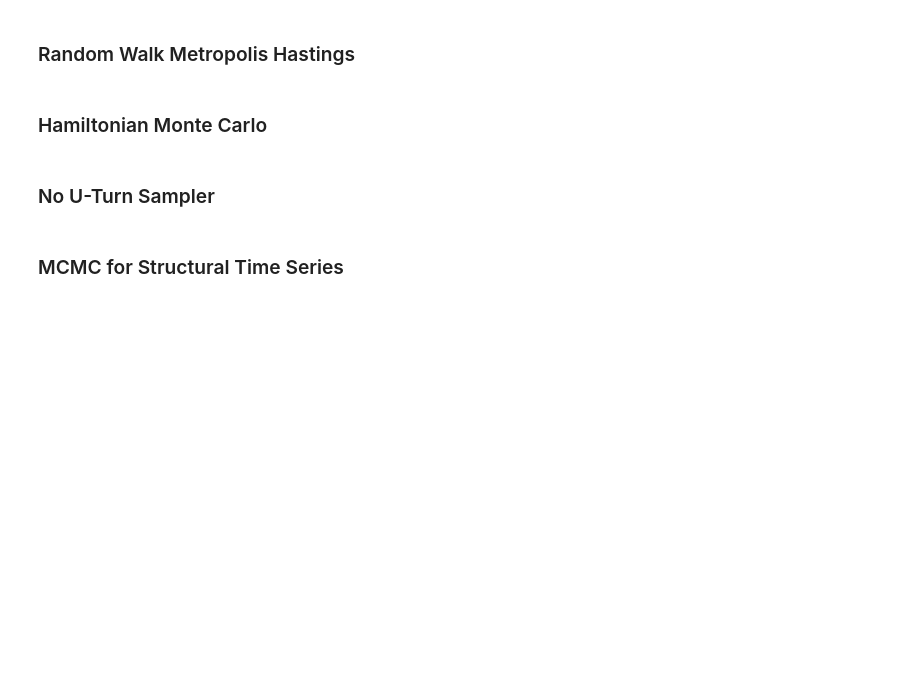
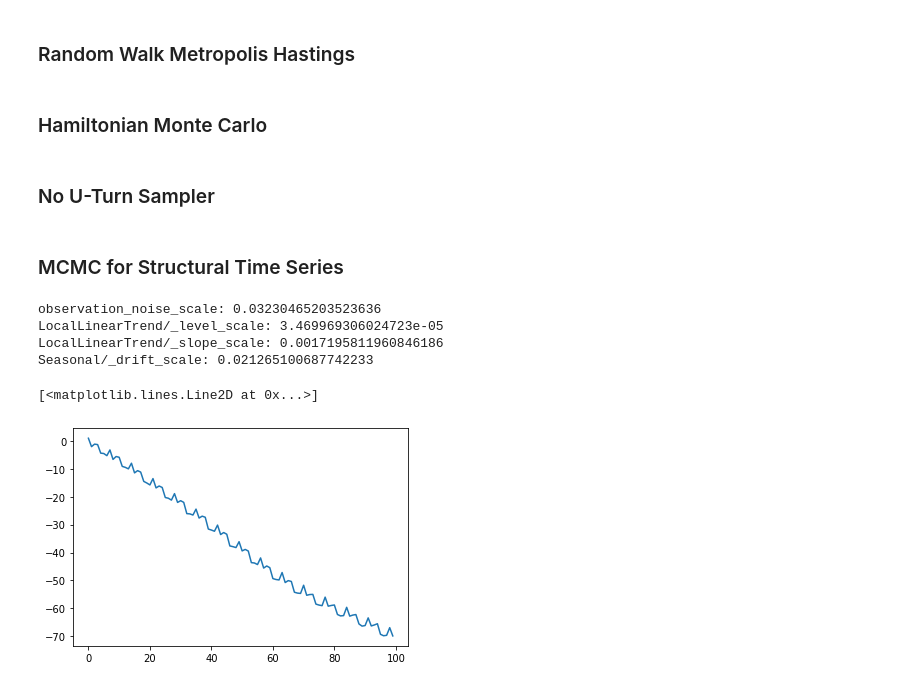
Before and after one commit to kaijennissen/fbprophet, a Jupyter notebook: notebooks/0_Structural_Time_Series.ipynb, the cells around one changed output. Cells and saved outputs as stored; diff of their text form; code cells hidden in the pictures; blank space fills up the shorter version.

```diff
--- a/notebooks/0_Structural_Time_Series.ipynb
+++ b/notebooks/0_Structural_Time_Series.ipynb
@@ -140,3 +121,47 @@ for i in range(samples):
 ### No U-Turn Sampler
 # %% [markdown]
 ### MCMC for Structural Time Series
+# %%
+def sts_model():
+    local_linear_trend = tfp.sts.LocalLinearTrend(
+        level_scale_prior=None,
+        slope_scale_prior=None,
+        initial_level_prior=None,
+        initial_slope_prior=None,
+        observed_time_series=None,
+        name=None,
+    )
+
+    day_of_week = tfp.sts.Seasonal(
+        num_seasons=7,
+        num_steps_per_season=1,
+        allow_drift=True,
+        drift_scale_prior=None,
+        initial_effect_prior=None,
+        constrain_mean_effect_to_zero=True,
+        observed_time_series=None,
+        name=None,
+    )
+
+    additive_model = tfp.sts.Sum(
+        components=[local_linear_trend, day_of_week]
+    )
+
+    return additive_model
+# %%
+model=sts_model()
+# %%
+y, params = model.prior_sample(100)
+# %%
+for i, param in enumerate(model.parameters):
+    print(f"{param.name}: {params[i]}")
+# %% [output]
+observation_noise_scale: 0.03230465203523636
+LocalLinearTrend/_level_scale: 3.469969306024723e-05
+LocalLinearTrend/_slope_scale: 0.0017195811960846186
+Seasonal/_drift_scale: 0.021265100687742233
+# %%
+plt.plot(y)
+# %% [output]
+[<matplotlib.lines.Line2D at 0x...>]
+[figure, added]
```
Also changed, not shown: parts of 11 cells of this notebook, 1 other file.
